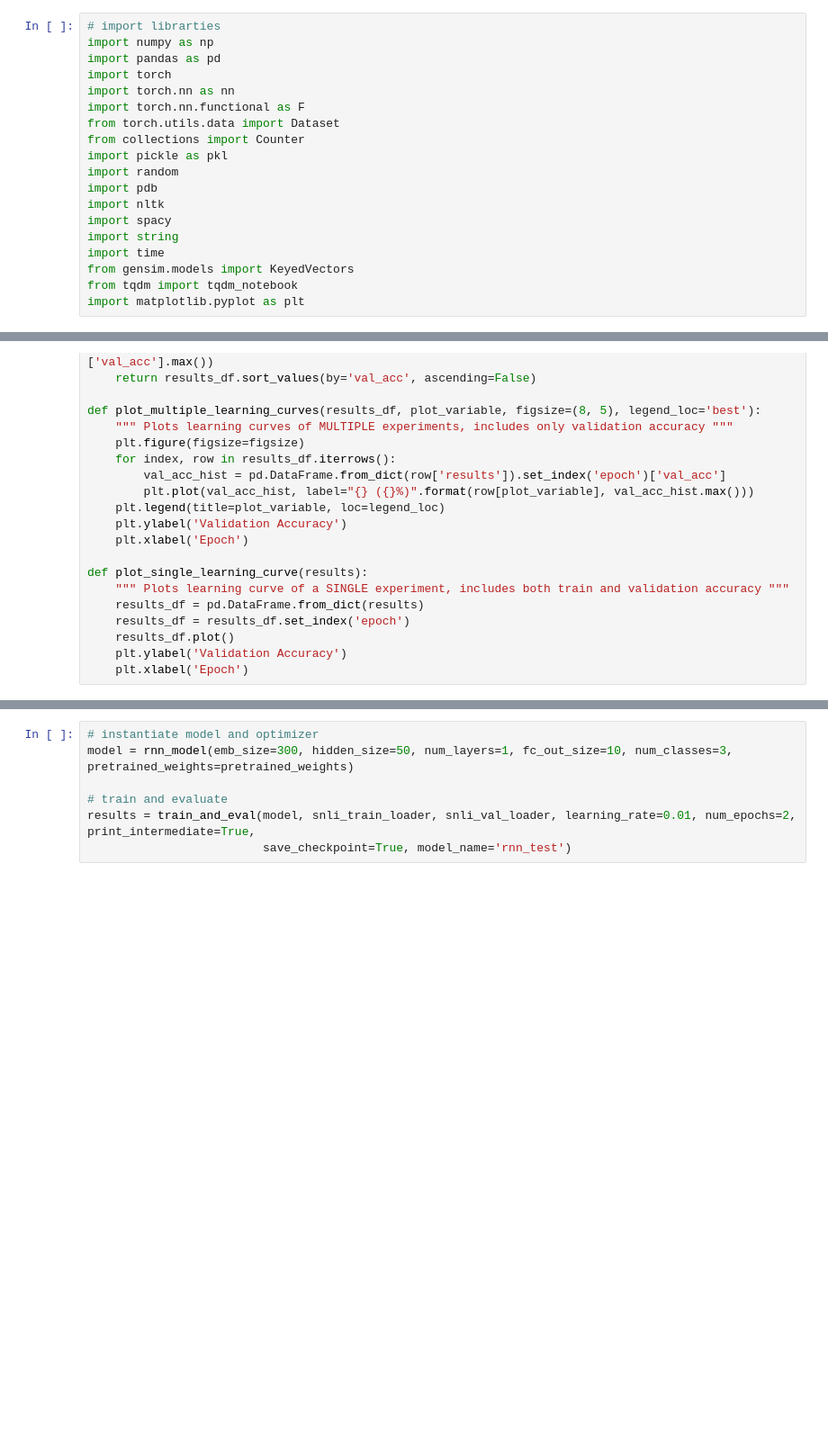
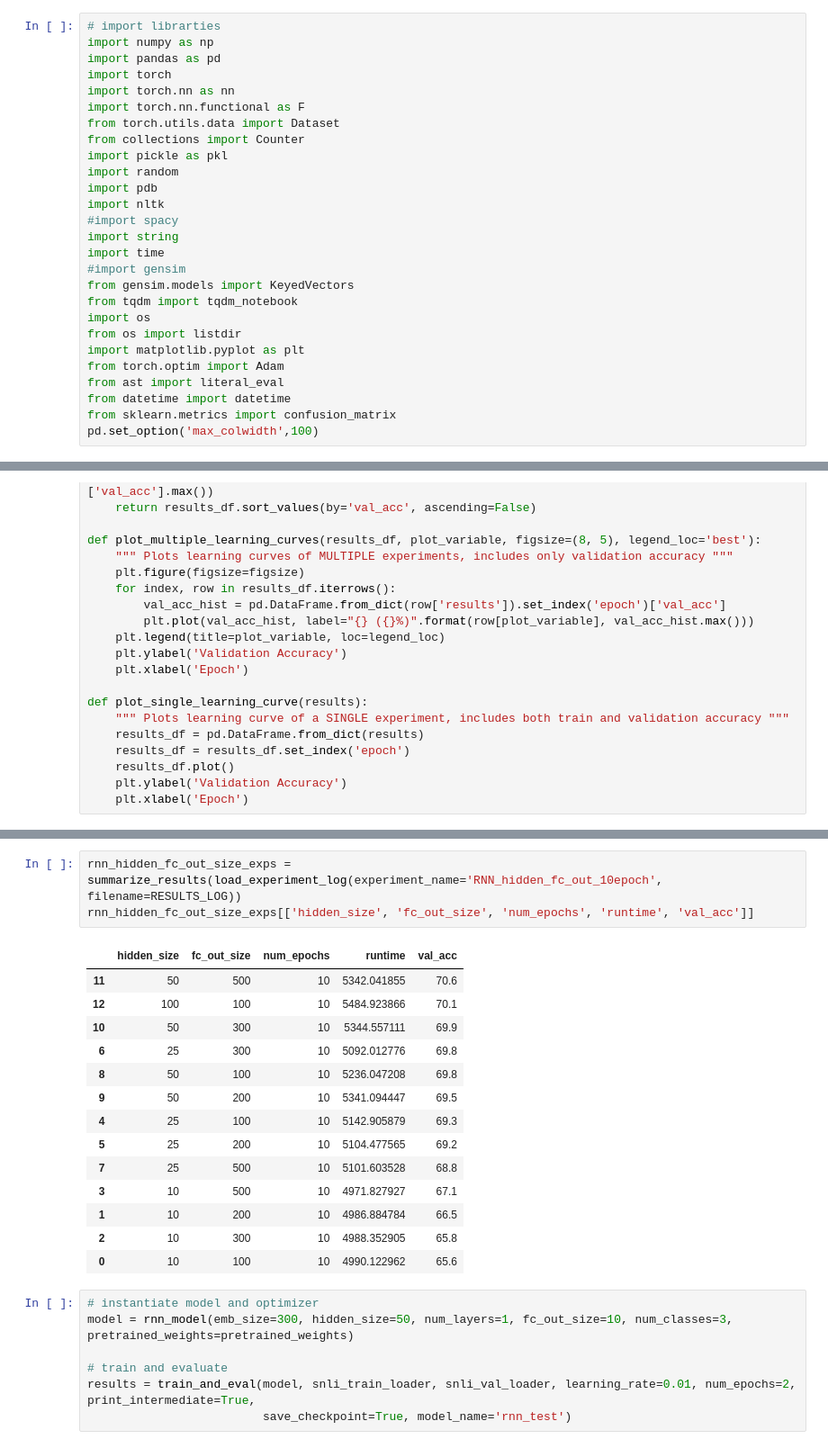
Before and after one commit to nyjgary/nlp-snli, a Jupyter notebook: nlp-snli.ipynb, the cells around one changed output, grey strips where cells are left out. Shown at 90% size. Drawn from its saved outputs; the diff is of its cells as text; blank space fills up the shorter version.

```diff
--- a/nlp-snli.ipynb
+++ b/nlp-snli.ipynb
@@ -11,12 +11,20 @@ import pickle as pkl
 import random
 import pdb
 import nltk
-import spacy
+#import spacy
 import string
 import time
+#import gensim
 from gensim.models import KeyedVectors
 from tqdm import tqdm_notebook
+import os
+from os import listdir
 import matplotlib.pyplot as plt
+from torch.optim import Adam
+from ast import literal_eval
+from datetime import datetime
+from sklearn.metrics import confusion_matrix
+pd.set_option('max_colwidth',100)
 # %%
 random.seed(134)
 PAD_IDX = 0
@@ -568,3 +618,21 @@ KeyboardInterrupt:
+# %%
+rnn_hidden_fc_out_size_exps = summarize_results(load_experiment_log(experiment_name='RNN_hidden_fc_out_10epoch', filename=RESULTS_LOG))
+rnn_hidden_fc_out_size_exps[['hidden_size', 'fc_out_size', 'num_epochs', 'runtime', 'val_acc']]
+# %% [output]
+|  | hidden_size | fc_out_size | num_epochs | runtime | val_acc |
+| 11 | 50 | 500 | 10 | 5342.041855 | 70.6 |
+| 12 | 100 | 100 | 10 | 5484.923866 | 70.1 |
+| 10 | 50 | 300 | 10 | 5344.557111 | 69.9 |
+| 6 | 25 | 300 | 10 | 5092.012776 | 69.8 |
+| 8 | 50 | 100 | 10 | 5236.047208 | 69.8 |
+| 9 | 50 | 200 | 10 | 5341.094447 | 69.5 |
+| 4 | 25 | 100 | 10 | 5142.905879 | 69.3 |
+| 5 | 25 | 200 | 10 | 5104.477565 | 69.2 |
+| 7 | 25 | 500 | 10 | 5101.603528 | 68.8 |
+| 3 | 10 | 500 | 10 | 4971.827927 | 67.1 |
+| 1 | 10 | 200 | 10 | 4986.884784 | 66.5 |
+| 2 | 10 | 300 | 10 | 4988.352905 | 65.8 |
+| 0 | 10 | 100 | 10 | 4990.122962 | 65.6 |
 # %%
 # instantiate model and optimizer
 model = rnn_model(emb_size=300, hidden_size=50, num_layers=1, fc_out_size=10, num_classes=3, pretrained_weights=pretrained_weights)
```
Also changed, not shown: parts of 15 cells of this notebook.
